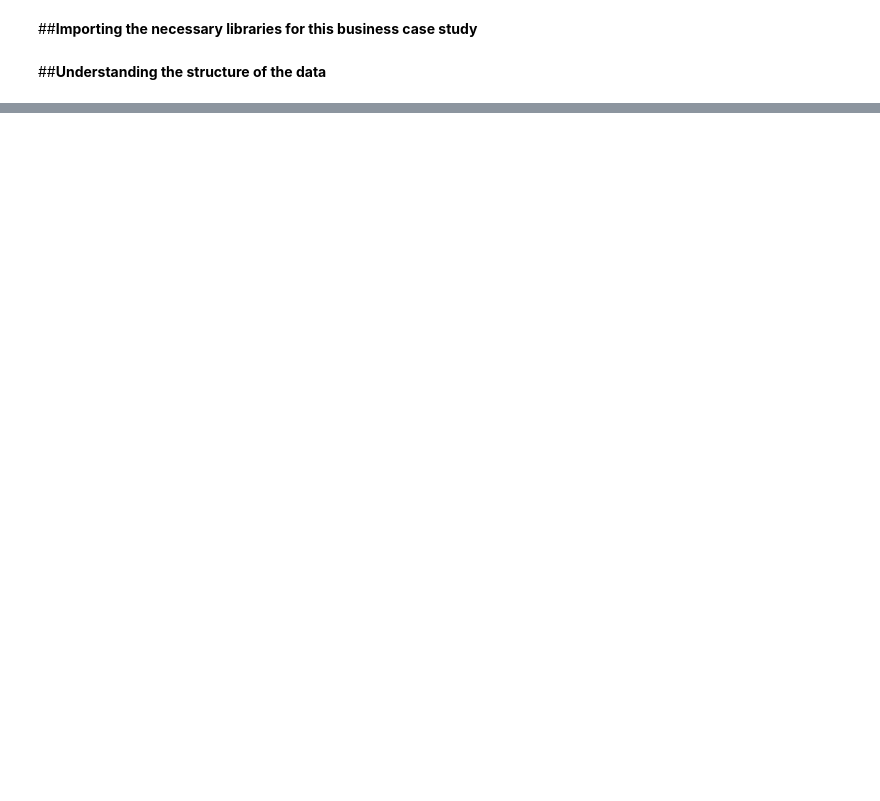
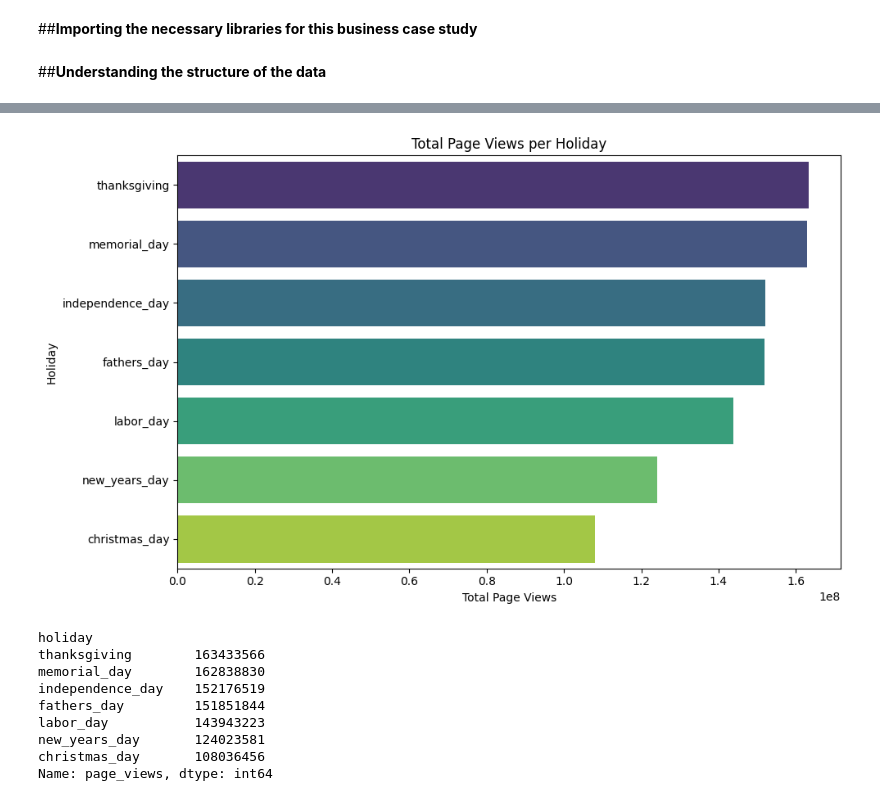
Before and after one commit to mchhab/Side_Projects, a Jupyter notebook: Home_Depot_Case_Study_Sheet_Manik_Chhabra.ipynb, the cells around one changed output, grey strips where cells are left out. Cells and saved outputs as stored; diff of their text form; code cells hidden in the pictures; blank space fills up the shorter version.

```diff
--- a/Home_Depot_Case_Study_Sheet_Manik_Chhabra.ipynb
+++ b/Home_Depot_Case_Study_Sheet_Manik_Chhabra.ipynb
@@ -97,0 +123,56 @@ df.describe(include='all').transpose() #creates a statistical summary of the num
+# %%
+filtered_df =df[df['holiday']!= 'none'] #filtering on only holidays and removing 'none' value from 'holiday' column
+# %%
+def groupby_barplot(df, groupby_col, value_col, agg_func='sum', title=None, xlabel=None, ylabel=None, figsize=(10, 6),palette= 'viridis'):
+    """
+    Creates a barplot after performing a groupby operation on the DataFrame.
+
+    Parameters:
+    - df: pd.DataFrame
+        The dataframe containing the data.
+    - groupby_col: str
+        Column to group by.
+    - value_col: str
+        Column containing values to aggregate.
+    - agg_func: str, default='sum'
+        Aggregation function to apply (e.g., 'sum', 'mean', 'count').
+    - title: str, optional
+        Title of the barplot.
+    - xlabel: str, optional
+        Label for the x-axis.
+    - ylabel: str, optional
+        Label for the y-axis.
+    - palette: str, default='viridis'
+        Color palette for the barplot.
+    - figsize: tuple, default=(10, 6)
+        Size of the plot.
+
+    Returns:
+    - None
+    """
+    # Perform the groupby and aggregation
+    grouped_data = df.groupby(groupby_col)[value_col].agg(agg_func).sort_values(ascending=False)
+
+    # Create the barplot
+    plt.figure(figsize=figsize)
+    sns.barplot(x=grouped_data.values, y=grouped_data.index, palette=palette)
+    plt.title(title if title else f"{agg_func.title()} of {value_col} by {groupby_col}")
+    plt.xlabel(xlabel if xlabel else f"{agg_func.title()} of {value_col}")
+    plt.ylabel(ylabel if ylabel else groupby_col)
+    plt.tight_layout()
+    plt.show()
+
+    print(grouped_data)
+# %%
+groupby_barplot(df=filtered_df, groupby_col='holiday',value_col='page_views',agg_func='sum',title='Total Page Views per Holiday',xlabel='Total Page Views',ylabel='Holiday')
+# %% [output]
+[figure, added]
+holiday
+thanksgiving        163433566
+memorial_day        162838830
+independence_day    152176519
+fathers_day         151851844
+labor_day           143943223
+new_years_day       124023581
+christmas_day       108036456
+Name: page_views, dtype: int64
```
Also changed, not shown: parts of 55 cells of this notebook.
